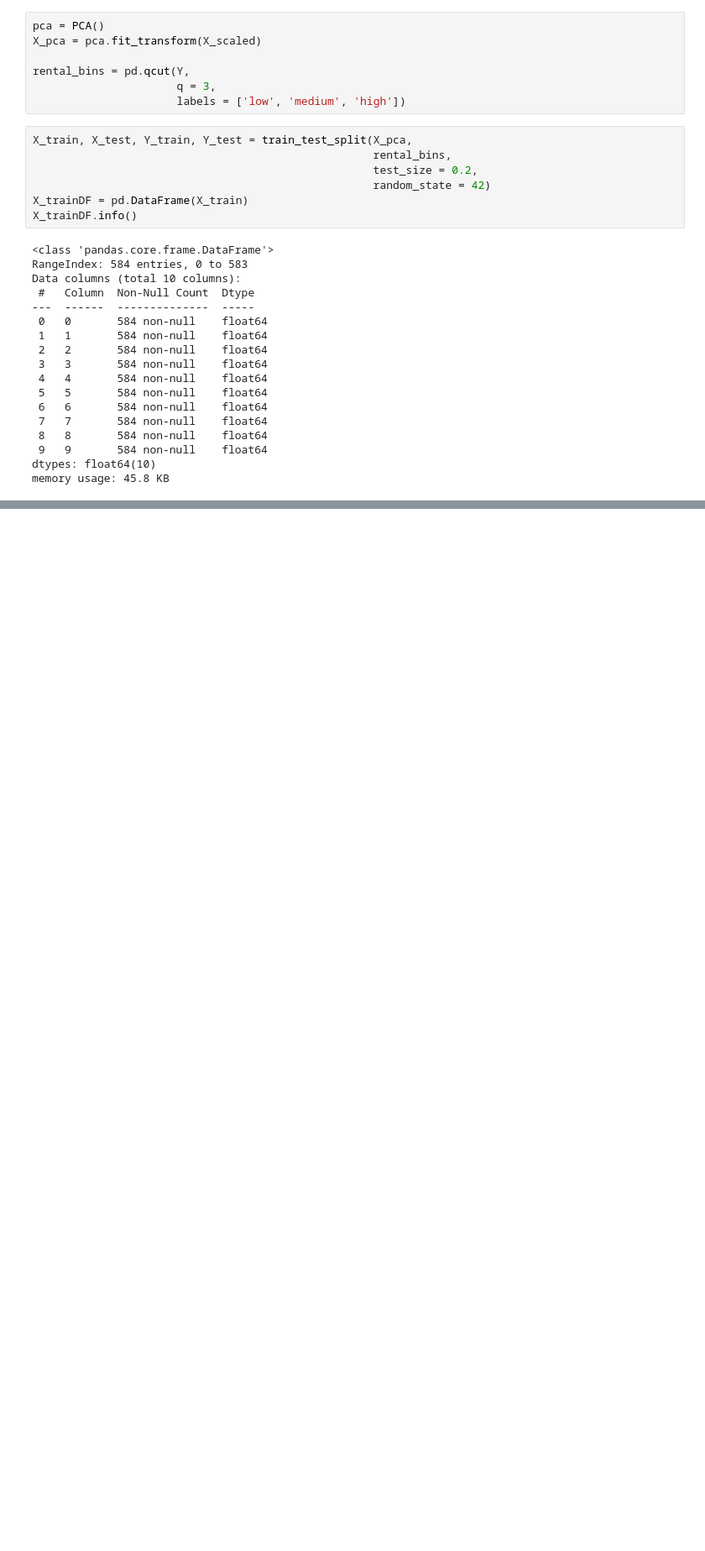
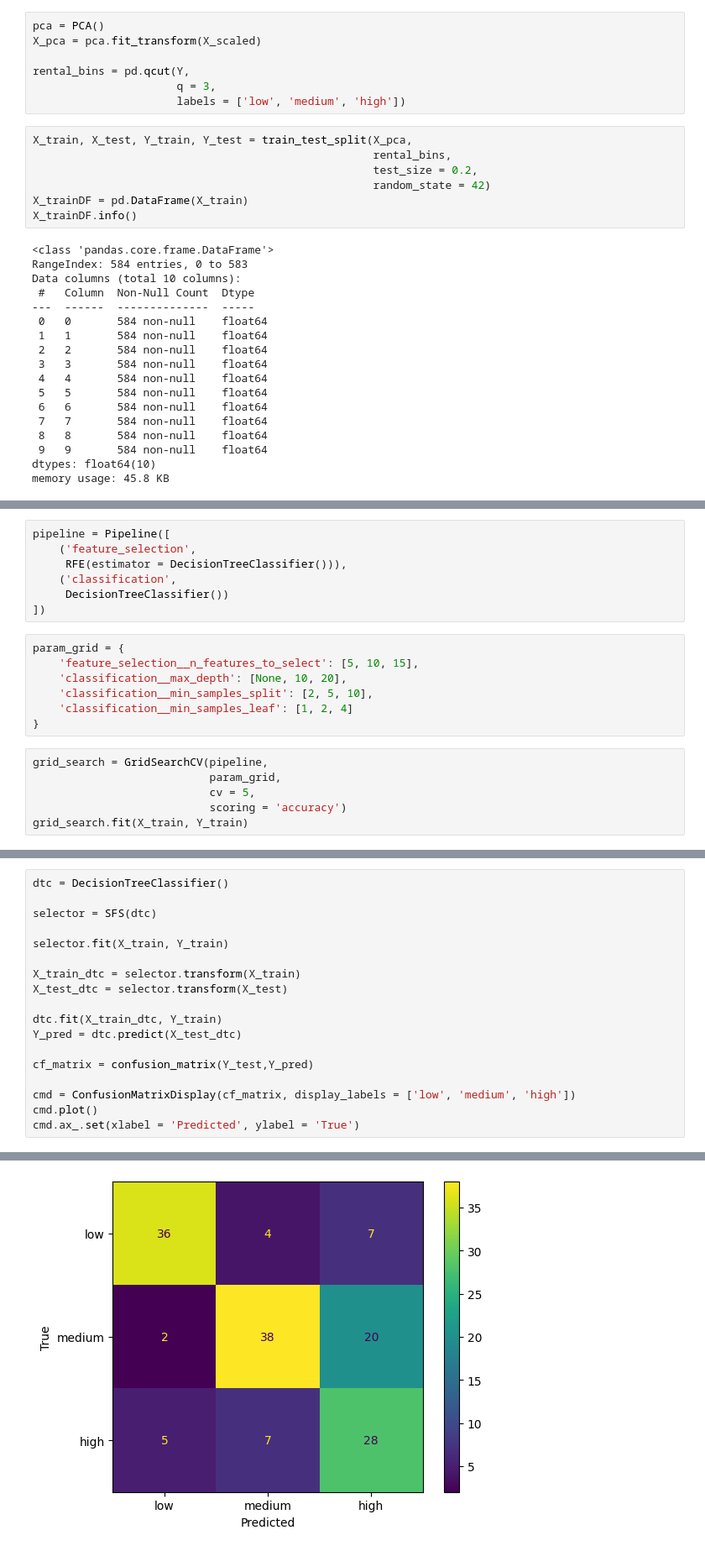
Before and after one commit to vern3432/DM2_P_Varano_Kunz_Leighton, a Jupyter notebook: Decision_Tree.ipynb, the cells around one changed output, grey strips where cells are left out. Shown at 84% size. Cells and saved outputs as stored; diff of their text form; blank space fills up the shorter version.

```diff
--- a/Decision_Tree.ipynb
+++ b/Decision_Tree.ipynb
@@ -89,0 +116,20 @@ Image(graph.create_png())
+# %%
+pipeline = Pipeline([
+    ('feature_selection',
+     RFE(estimator = DecisionTreeClassifier())),
+    ('classification',
+     DecisionTreeClassifier())
+])
+# %%
+param_grid = {
+    'feature_selection__n_features_to_select': [5, 10, 15],
+    'classification__max_depth': [None, 10, 20],
+    'classification__min_samples_split': [2, 5, 10],
+    'classification__min_samples_leaf': [1, 2, 4]
+}
+# %%
+grid_search = GridSearchCV(pipeline,
+                           param_grid,
+                           cv = 5,
+                           scoring = 'accuracy')
+grid_search.fit(X_train, Y_train)
@@ -89,0 +170,19 @@ Image(graph.create_png())
+# %%
+dtc = DecisionTreeClassifier()
+
+selector = SFS(dtc)
+
+selector.fit(X_train, Y_train)
+
+X_train_dtc = selector.transform(X_train)
+X_test_dtc = selector.transform(X_test)
+
+dtc.fit(X_train_dtc, Y_train)
+Y_pred = dtc.predict(X_test_dtc)
+
+cf_matrix = confusion_matrix(Y_test,Y_pred)
+
+cmd = ConfusionMatrixDisplay(cf_matrix, display_labels = ['low', 'medium', 'high'])
+cmd.plot()
+cmd.ax_.set(xlabel = 'Predicted', ylabel = 'True')
+# %% [output]
@@ -89,0 +190 @@ Image(graph.create_png())
+[figure, added]
```
Also changed, not shown: parts of 16 cells of this notebook.
